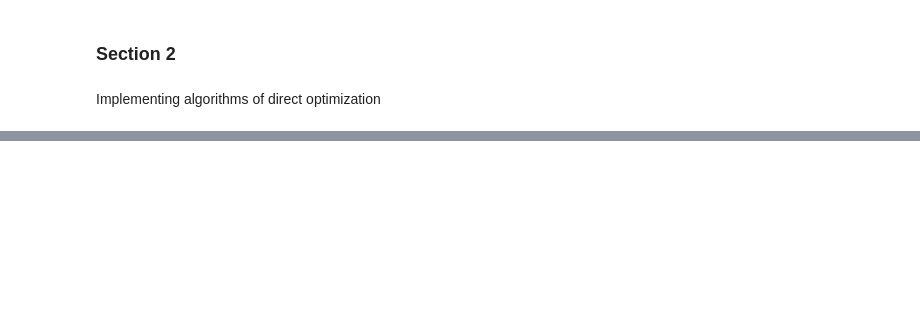
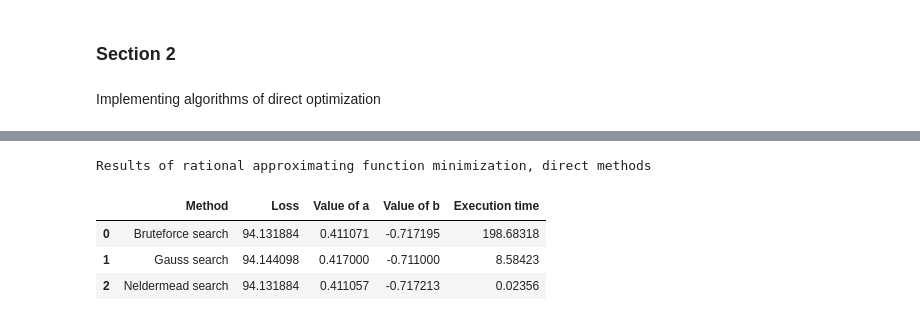
Before and after one commit to anafisa/Analysis-and-development-of-algorithms, a Jupyter notebook: Lab 3. Algorithms for unconstrained nonlinear optimization/Lab 3.ipynb, the cells around one changed output, grey strips where cells are left out. Drawn from its saved outputs; the diff is of its cells as text; code cells hidden in the pictures; blank space fills up the shorter version.

```diff
--- a/Lab 3. Algorithms for unconstrained nonlinear optimization/Lab 3.ipynb
+++ b/Lab 3. Algorithms for unconstrained nonlinear optimization/Lab 3.ipynb
@@ -327,0 +345,15 @@ plt.show()
+# %%
+result4 = pd.DataFrame([
+    ['Bruteforce search', loss_bruteforce_r, a_bruteforce_r, b_bruteforce_r, t_bruteforce_r],
+    ['Gauss search', loss_gauss_r, a_gauss_r, b_gauss_r, t_gauss_r],
+    ['Neldermead search', loss_neldermead_r, a_neldermead_r, b_neldermead_r, t_neldermead_r]],
+    columns=['Method', 'Loss', 'Value of a', 'Value of b', 'Execution time'])
+# %%
+print('Results of rational approximating function minimization, direct methods')
+result4
+# %% [output]
+Results of rational approximating function minimization, direct methods
+|  | Method | Loss | Value of a | Value of b | Execution time |
+| 0 | Bruteforce search | 94.131884 | 0.411071 | -0.717195 | 198.68318 |
+| 1 | Gauss search | 94.144098 | 0.417000 | -0.711000 | 8.58423 |
+| 2 | Neldermead search | 94.131884 | 0.411057 | -0.717213 | 0.02356 |
```
Also changed, not shown: parts of 16 cells of this notebook.
